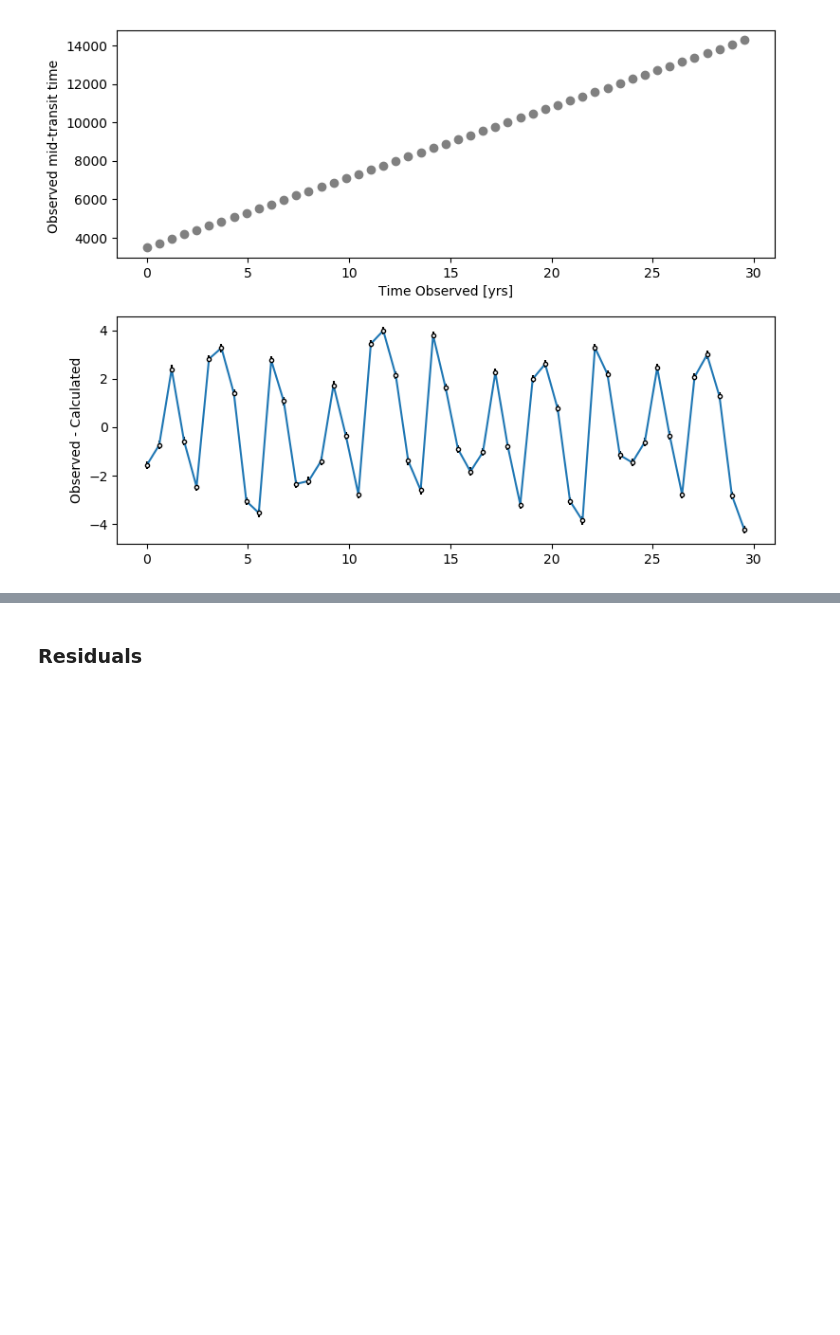
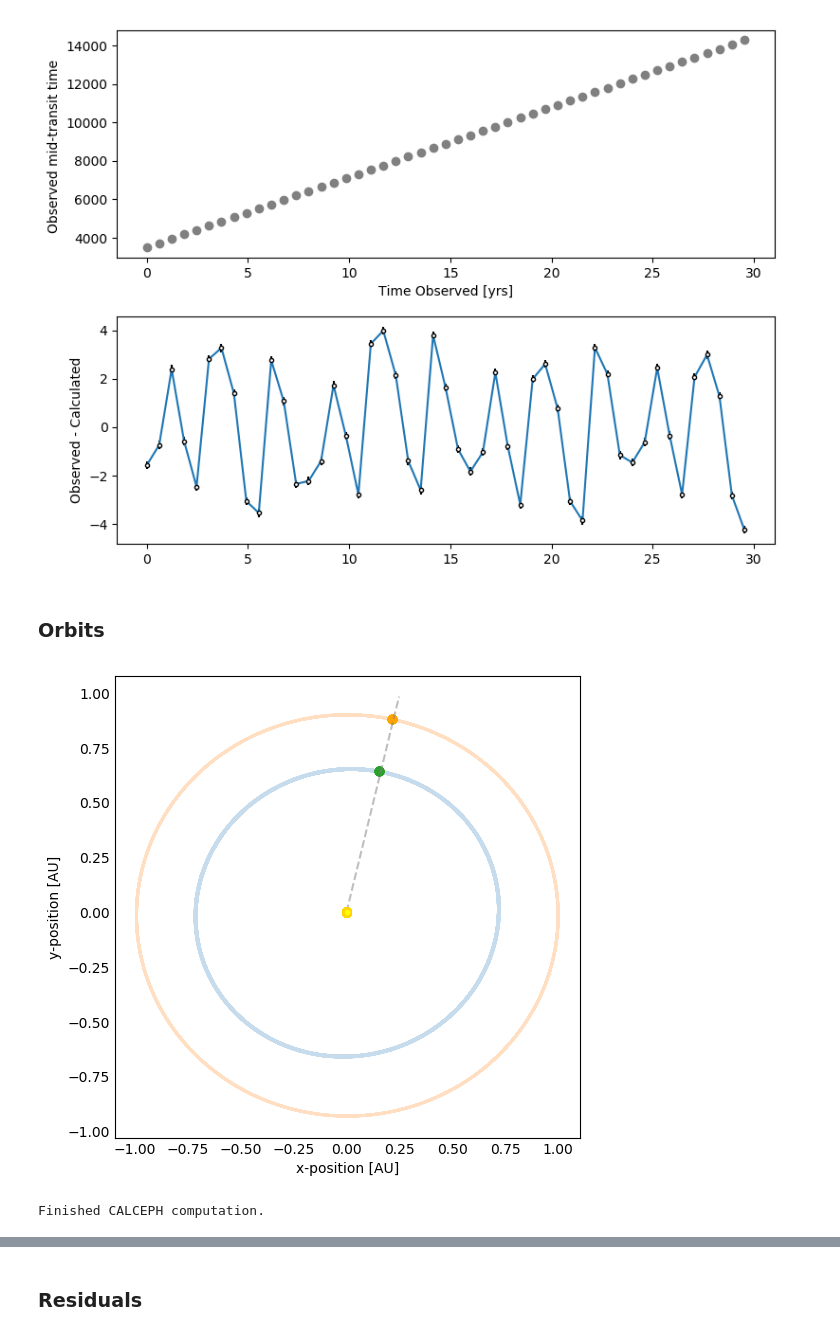
Before and after one commit to bmlindor/ttv_ss, a Jupyter notebook: plots.ipynb, the cells around one changed output, grey strips where cells are left out. Saved outputs shown, nothing was run; the diff lists cells and outputs as text; code cells hidden in the pictures; blank space fills up the shorter version.

```diff
--- a/plots.ipynb
+++ b/plots.ipynb
@@ -193,3 +174,13 @@ plot_ex(10.0,30.0,"EMB","p3",false)
 ┌ Info: Precompiling PyPlot [d330b81b-6aea-500a-939a-2ce795aea3ee]
 └ @ Base loading.jl:1273
 [figure]
+# %% [markdown]
+### Orbits
+# %%
+include("plot_orbits.jl")
+jd1 = 2.4332825e6
+jdsize = 1000
+plot_orbits(jd1,30,30,2)
+# %% [output]
+[figure, added]
+Finished CALCEPH computation.
```
Also changed, not shown: parts of 49 cells of this notebook, 22 other files.
